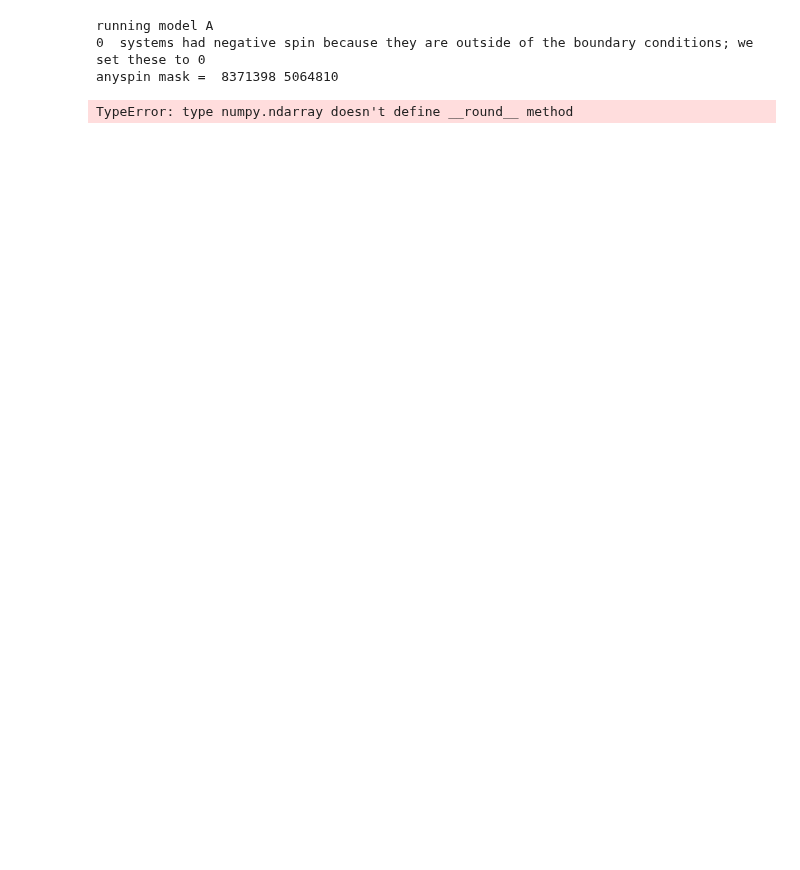
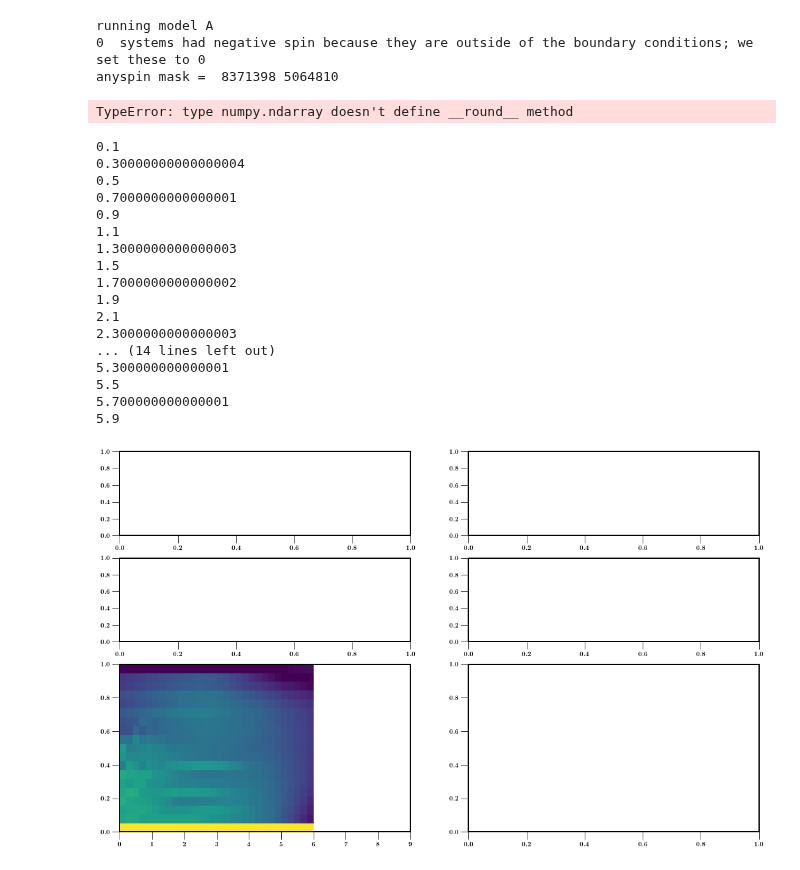
Before and after one commit to FloorBroekgaarden/MRR_Project, a Jupyter notebook: Figure_X_Redshift_Evolution/Redshift_Rates.ipynb, the cells around one changed output. Drawn from its saved outputs; the diff is of its cells as text; code cells hidden in the pictures; blank space fills up the shorter version.

Commit message:
update plots

```diff
--- a/Figure_X_Redshift_Evolution/Redshift_Rates.ipynb
+++ b/Figure_X_Redshift_Evolution/Redshift_Rates.ipynb
@@ -871,17 +869,17 @@ for ind_mssfr, mssfr in enumerate([MSSFRnameslist[0]]):
 
 
 
-    for ind_zz, zz in enumerate([redshiftshells[0:2]]):
-#             if mssfr=='000':
-        wname = w_text + '%s'%str(round(zz, 4))
-#             else:
-#                 wname = w_text + '%s'%str(round(zz, 3))
+#     for ind_zz, zz in enumerate([redshiftshells[0:2]]):
+# #             if mssfr=='000':
+#         wname = w_text + '%s'%str(round(zz, 4))
+# #             else:
+# #                 wname = w_text + '%s'%str(round(zz, 3))
 
-        weight_raw = f_redshift[wname][...].squeeze()
+#         weight_raw = f_redshift[wname][...].squeeze()
 
 
 
-        axe.hist2d(x=x, y=y, density=True, weights=weight_raw, bins=[temp_z, np.linspace(0,1,20)], norm=mpl.colors.LogNorm(), cmap='viridis')
+#         axe.hist2d(x=x, y=y, density=True, weights=weight_raw, bins=[temp_z, np.linspace(0,1,20)], norm=mpl.colors.LogNorm(), cmap='viridis')
 #         rate_per_z = np.append(rate_per_z, np.sum(weight_raw))
 
 #         if (mode=='MRR_PDF') | (mode=='MRR_fraction') |  (mode=='notMRR_fraction') :
@@ -983,3 +949,54 @@ plt.show()
+# %%
+import matplotlib as mpl
+
+fig, ax = plt.subplots(3,2, figsize=(18,11), gridspec_kw={"height_ratios":[1,1, 2]})#,\
+
+
+
+# Creating dataset
+
+axe = ax[2,0]
+y = np.asarray(spinLVKM1)
+
+for ind_zz, zz in enumerate(redshiftshells[0:30]):
+    print(zz)
+#             if mssfr=='000':
+    wname = w_text + '%s'%str(round(zz, 4))
+    #             else:
+    #                 wname = w_text + '%s'%str(round(zz, 3))
+
+    weight_raw = f_redshift[wname][...].squeeze()
+
+
+    x = np.asarray(zz * np.ones_like(y))
+
+    axe.hist2d(x=x, y=y, density=True, weights=weight_raw, bins=[temp_z, np.linspace(0,1,20)], norm=mpl.colors.LogNorm(), cmap='viridis')
+
+
+axe.set_xlim(0,9)
+
+
+# show plot
+plt.show()
+# %% [output]
+0.1
+0.30000000000000004
+0.5
+0.7000000000000001
+0.9
+1.1
+1.3000000000000003
+1.5
+1.7000000000000002
+1.9
+2.1
+2.3000000000000003
+... (14 lines left out)
+5.300000000000001
+5.5
+5.700000000000001
+5.9
+[figure, added]
 # %%
 import numpy as np
 import matplotlib.pyplot as plt
```
Also changed, not shown: parts of 4 cells of this notebook, 27 other files.
